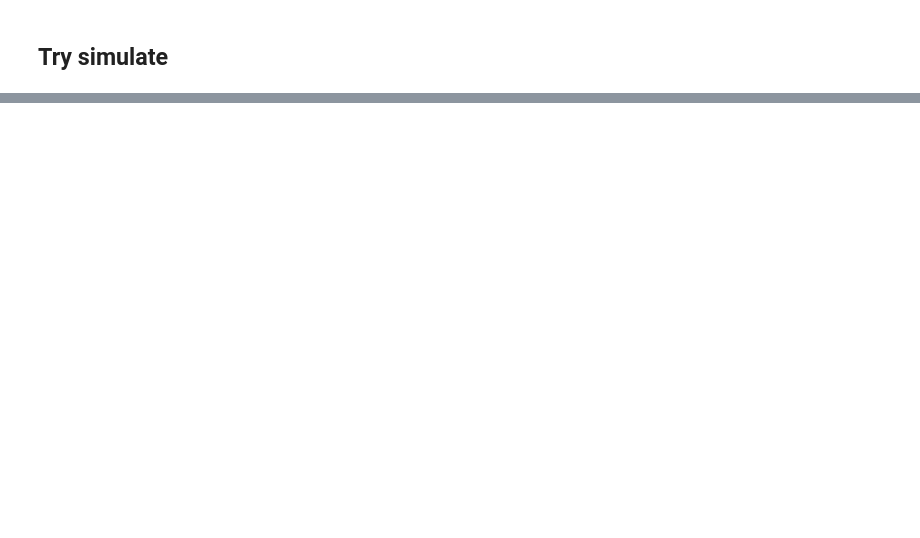
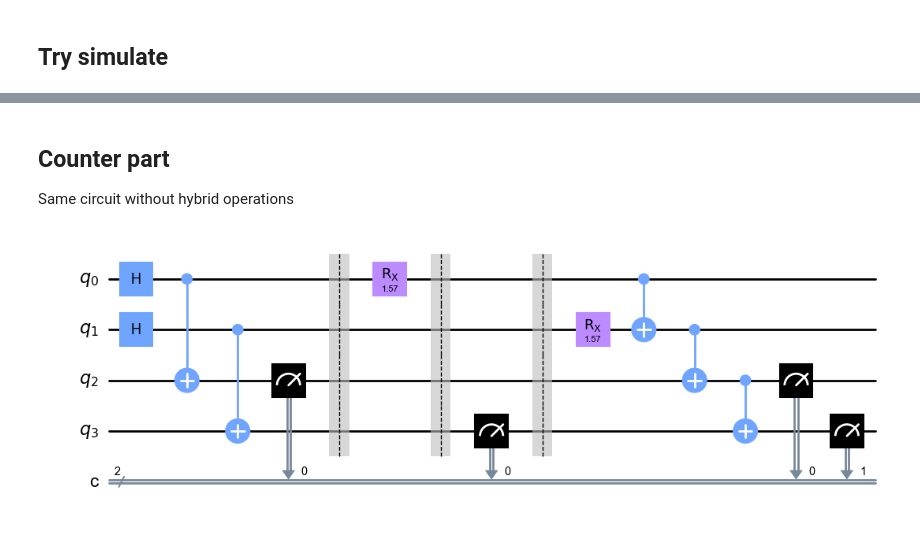
Before and after one commit to hoolheart/scout, a Jupyter notebook: notebooks/02-quantum-computing/03-hybrid-circuit.ipynb, the cells around one changed output, grey strips where cells are left out. Saved outputs shown, nothing was run; the diff lists cells and outputs as text; code cells hidden in the pictures; blank space fills up the shorter version.

```diff
--- a/notebooks/02-quantum-computing/03-hybrid-circuit.ipynb
+++ b/notebooks/02-quantum-computing/03-hybrid-circuit.ipynb
@@ -90,0 +91,38 @@ Simulation result: {'00': 355, '10': 246, '01': 266, '11': 133}
+# %% [markdown]
+## Counter part
+
+Same circuit without hybrid operations
+# %%
+qasm1 = """
+OPENQASM 2.0;
+include "qelib1.inc";
+
+qreg q[4];
+creg c[2];
+
+h q[0];
+h q[1];
+
+cx q[0], q[2];
+cx q[1], q[3];
+
+measure q[2] -> c[0];
+barrier q;
+rx(1.570796) q[0];
+
+barrier q;
+measure q[3] -> c[0];
+barrier q;
+rx(1.570796) q[1];
+
+cx q[0], q[1];
+cx q[1], q[2];
+cx q[2], q[3];
+
+measure q[2] -> c[0];
+measure q[3] -> c[1];
+"""
+circ1 = qiskit.QuantumCircuit.from_qasm_str(qasm1)
+circ1.draw()
+# %% [output]
+[figure, added]
```
Also changed, not shown: parts of 9 cells of this notebook.
